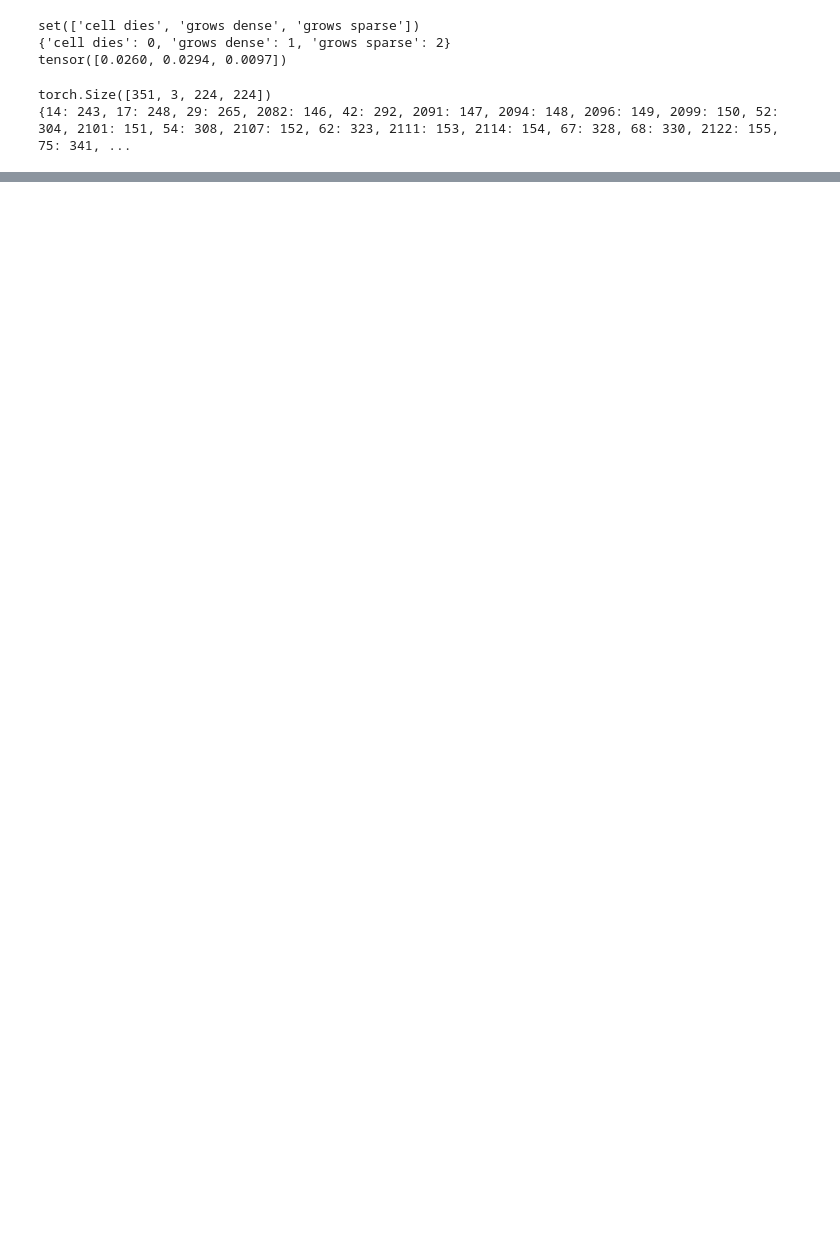
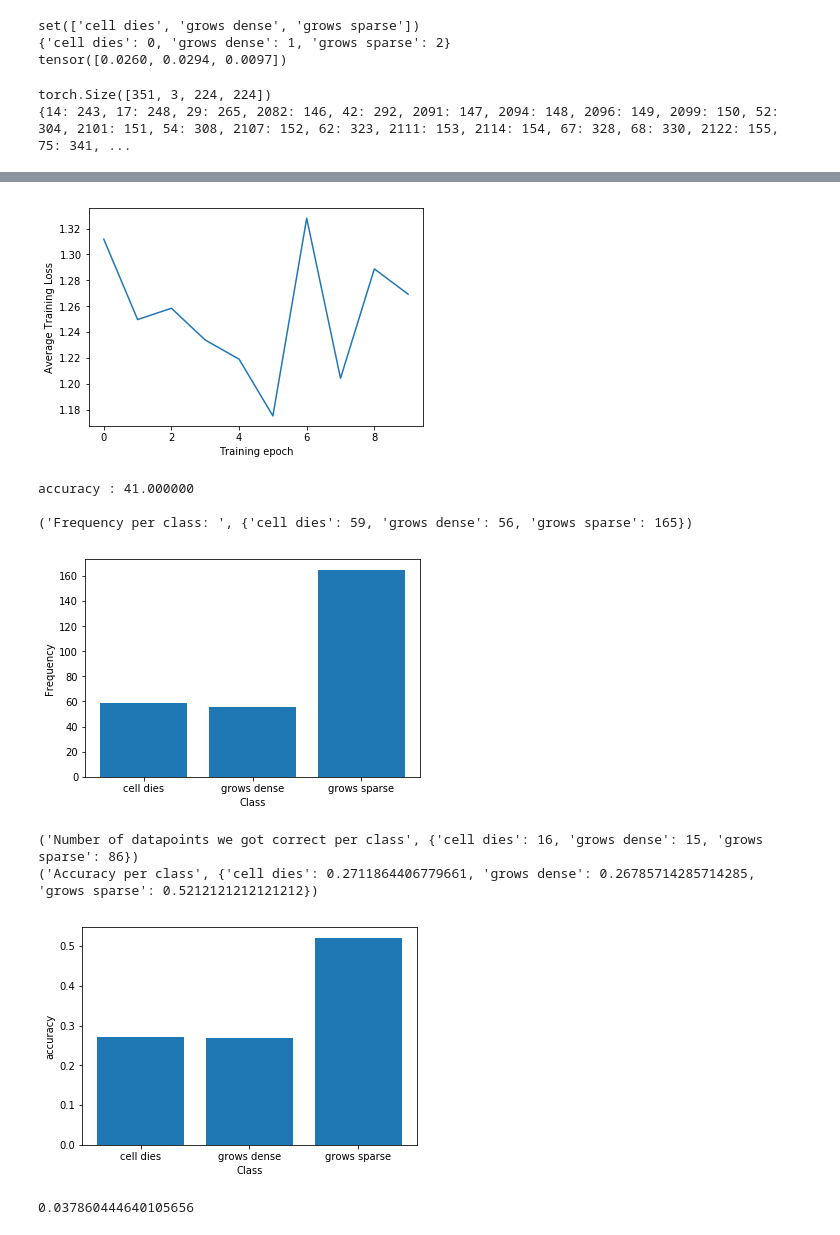
Before and after one commit to tajwarfahim/CS_231N_Project, a Jupyter notebook: testing_deep_neural_networks.ipynb, the cells around one changed output, grey strips where cells are left out. Saved outputs shown, nothing was run; the diff lists cells and outputs as text; code cells hidden in the pictures; blank space fills up the shorter version.

```diff
--- a/testing_deep_neural_networks.ipynb
+++ b/testing_deep_neural_networks.ipynb
@@ -9,0 +11,9 @@ from dataset import *
+# %%
+print(torch.cuda.is_available())
+print(torch.cuda.get_device_name(0))
+
+device = torch.device("cuda:0" if torch.cuda.is_available() else "cpu")
+device = 'cpu'
+# Assuming that we are on a CUDA machine, this should print a CUDA device:
+
+print(device)
@@ -62,7 +94,7 @@ test_set = Augmented_Dataset(tensor, label_id_test, Y_label, well_id_to_image_id
 training_batch_size = 320
 validation_batch_size = 1
 test_batch_size = 1
-learning_rate = 0.001
+learning_rate = 0.00005
 
 validation_loader = torch.utils.data.DataLoader(dataset = validation_set,
                                           batch_size = validation_batch_size,
@@ -71,8 +103,9 @@ test_loader = torch.utils.data.DataLoader(dataset = test_set,
                                           batch_size = test_batch_size,
                                           shuffle = False)
 # %%
-deep_model = VGG16(num_classes = 3)
+deep_model = VGG16(num_classes = 3).to(device)
 model = Model(deep_model, training_set, training_batch_size, learning_rate, label_id_to_label_map,
-              weight = weight_vector, imbalanced_class = False, num_epochs = 10, verbose = True)
+              weight = weight_vector, imbalanced_class = True, num_epochs = 10, verbose = True, device = device)
 # %%
-model.train()
+model.train(device = device)
+# %% [output]
@@ -78,0 +123,9 @@ model.train()
+[figure, added]
+accuracy : 41.000000
+
+('Frequency per class: ', {'cell dies': 59, 'grows dense': 56, 'grows sparse': 165})
+[figure, added]
+('Number of datapoints we got correct per class', {'cell dies': 16, 'grows dense': 15, 'grows sparse': 86})
+('Accuracy per class', {'cell dies': 0.2711864406779661, 'grows dense': 0.26785714285714285, 'grows sparse': 0.5212121212121212})
+[figure, added]
+0.037860444640105656
```
Also changed, not shown: parts of 6 cells of this notebook, 7 other files.
